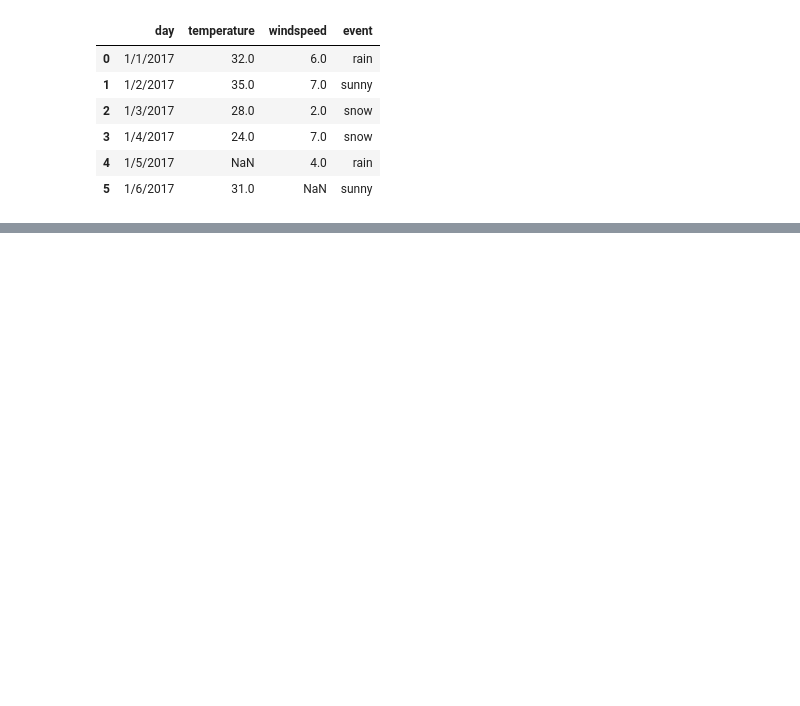
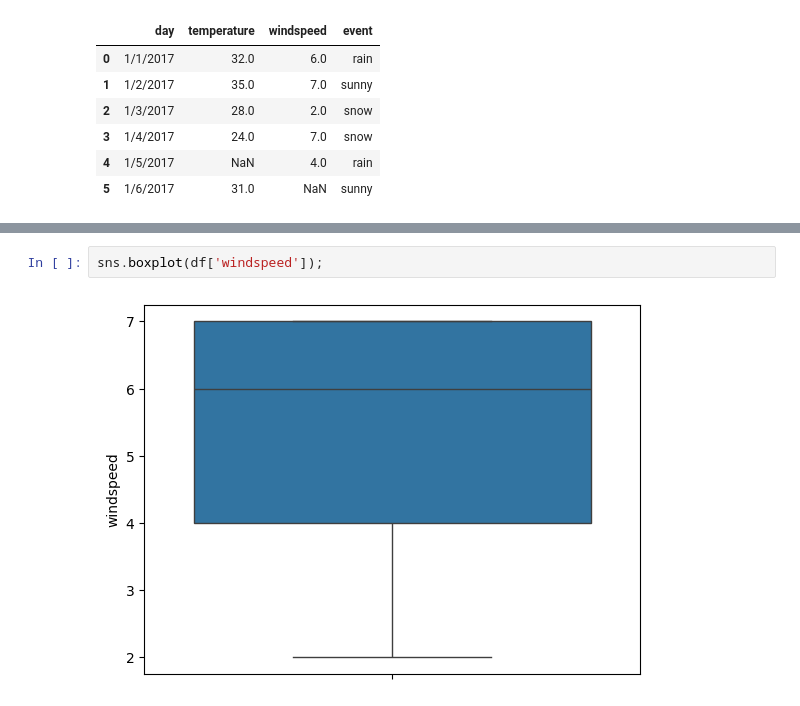
Before and after one commit to dinesh16adh/Pandas, a Jupyter notebook: handling_missing_values.ipynb, the cells around one changed output, grey strips where cells are left out. Saved outputs shown, nothing was run; the diff lists cells and outputs as text; blank space fills up the shorter version.

```diff
--- a/handling_missing_values.ipynb
+++ b/handling_missing_values.ipynb
@@ -26 +25,5 @@ sns.boxplot(df['temperature'])
 [figure]
+# %%
+sns.boxplot(df['windspeed']);
+# %% [output]
+[figure, added]
```
Also changed, not shown: parts of 11 cells of this notebook, 1 other file.
